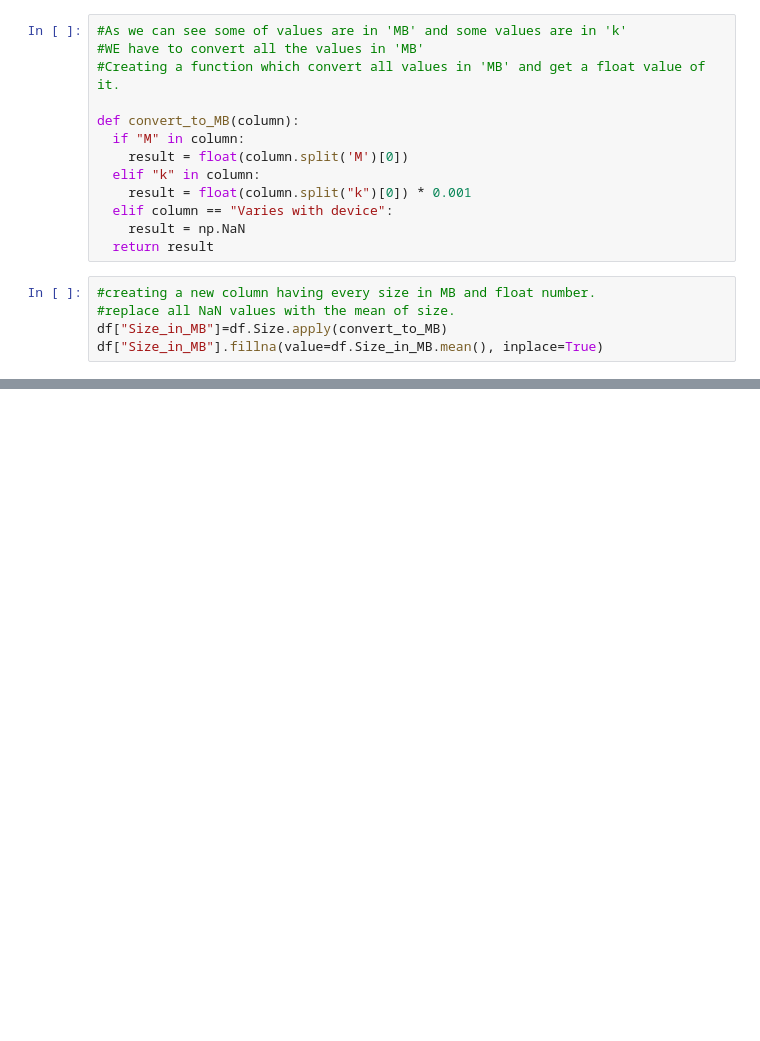
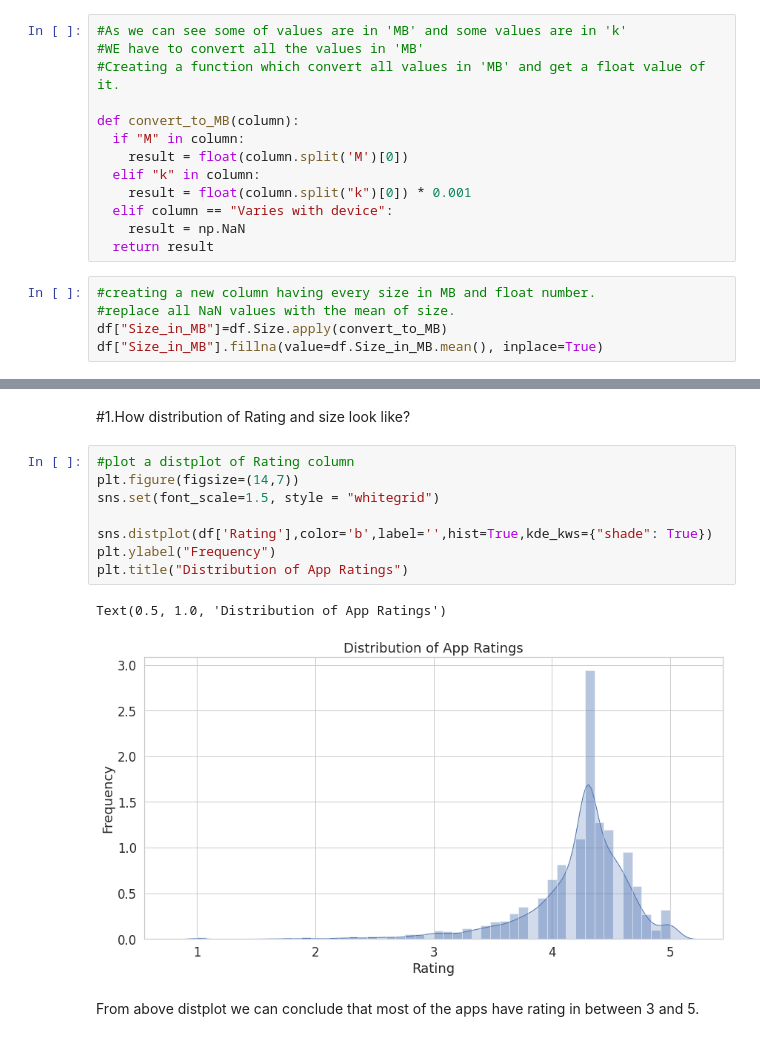
Before and after one commit to omajipawar/Play-Store-App-Review-Analysis, a Jupyter notebook: Play_Store_App_Review_Analysis(Omaji_pawar)_Capstone_Project.ipynb, the cells around one changed output, grey strips where cells are left out. Drawn from its saved outputs; the diff is of its cells as text; blank space fills up the shorter version.

```diff
--- a/Play_Store_App_Review_Analysis(Omaji_pawar)_Capstone_Project.ipynb
+++ b/Play_Store_App_Review_Analysis(Omaji_pawar)_Capstone_Project.ipynb
@@ -351,3 +356,18 @@ df.head()
 | 2 | U Launcher Lite – FREE Live Cool ... | ART_AND_DESIGN | 4.7 | 87510.0 | 8.7M | 5000000.0 | Free | 0.0 | Everyone | Art & Design | ... |
 | 3 | Sketch - Draw & Paint | ART_AND_DESIGN | 4.5 | 215644.0 | 25M | 50000000.0 | Free | 0.0 | Teen | Art & Design | ... |
 | 4 | Pixel Draw - Number Art Coloring ... | ART_AND_DESIGN | 4.3 | 967.0 | 2.8M | 100000.0 | Free | 0.0 | Everyone | Art & Design;Creativity | ... |
+# %% [markdown]
+#1.How distribution of Rating and size look like?
+# %%
+#plot a distplot of Rating column
+plt.figure(figsize=(14,7))
+sns.set(font_scale=1.5, style = "whitegrid")
+
+sns.distplot(df['Rating'],color='b',label='',hist=True,kde_kws={"shade": True})
+plt.ylabel("Frequency")
+plt.title("Distribution of App Ratings")
+# %% [output]
+Text(0.5, 1.0, 'Distribution of App Ratings')
+[figure, added]
+# %% [markdown]
+From above distplot we can conclude that most of the apps have rating in between 3 and 5.
```
Also changed, not shown: parts of 16 cells of this notebook.
